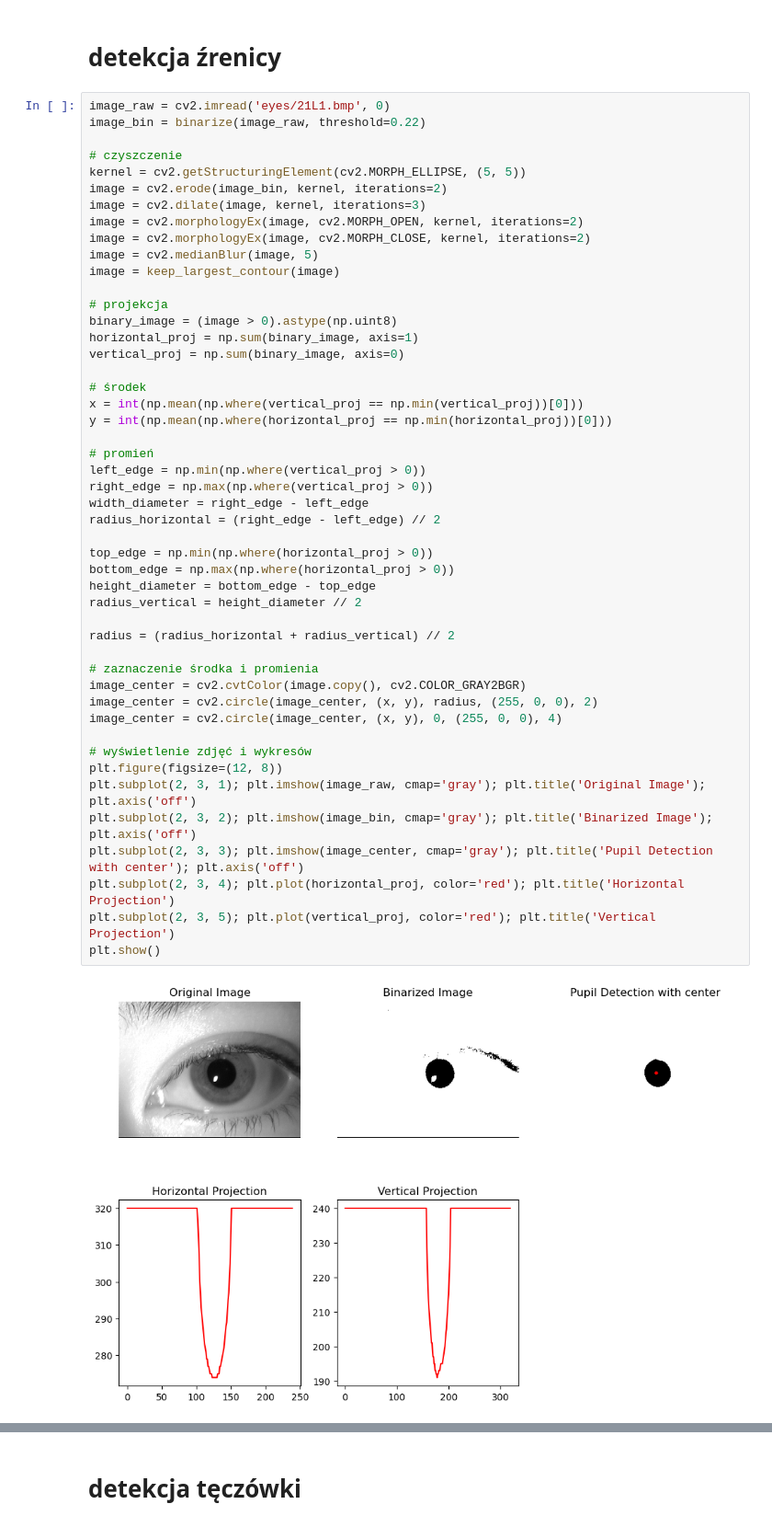
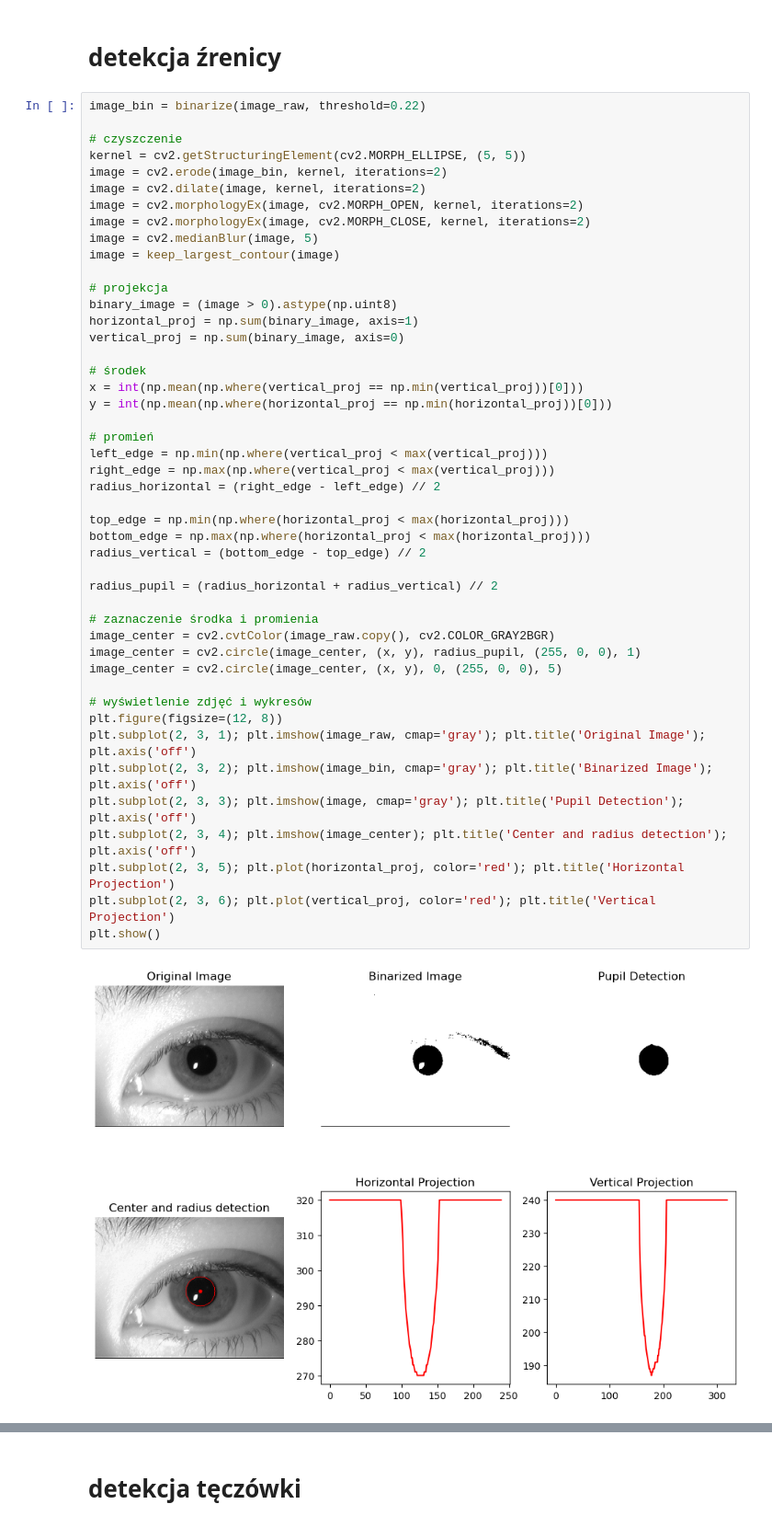
Before and after one commit to DeptuchMateusz/Biometria2, a Jupyter notebook: main.ipynb, the cells around one changed output, grey strips where cells are left out. Shown: that part at 92% size. Saved outputs shown, nothing was run; the diff lists cells and outputs as text.

```diff
--- a/main.ipynb
+++ b/main.ipynb
@@ -11,52 +24,50 @@ import matplotlib.pyplot as plt
 # %% [markdown]
 # detekcja źrenicy
 # %%
-image_raw = cv2.imread('eyes/21L1.bmp', 0)
 image_bin = binarize(image_raw, threshold=0.22)
 
 # czyszczenie
 kernel = cv2.getStructuringElement(cv2.MORPH_ELLIPSE, (5, 5))
 image = cv2.erode(image_bin, kernel, iterations=2)
-image = cv2.dilate(image, kernel, iterations=3)
+image = cv2.dilate(image, kernel, iterations=2)
 image = cv2.morphologyEx(image, cv2.MORPH_OPEN, kernel, iterations=2)
 image = cv2.morphologyEx(image, cv2.MORPH_CLOSE, kernel, iterations=2)
 image = cv2.medianBlur(image, 5)
 image = keep_largest_contour(image)
 
 # projekcja
 binary_image = (image > 0).astype(np.uint8)
 horizontal_proj = np.sum(binary_image, axis=1)
 vertical_proj = np.sum(binary_image, axis=0)
 
 # środek
 x = int(np.mean(np.where(vertical_proj == np.min(vertical_proj))[0]))
 y = int(np.mean(np.where(horizontal_proj == np.min(horizontal_proj))[0]))
 
 # promień
-left_edge = np.min(np.where(vertical_proj > 0))
-right_edge = np.max(np.where(vertical_proj > 0))
-width_diameter = right_edge - left_edge
+left_edge = np.min(np.where(vertical_proj < max(vertical_proj)))
+right_edge = np.max(np.where(vertical_proj < max(vertical_proj)))
 radius_horizontal = (right_edge - left_edge) // 2
 
-top_edge = np.min(np.where(horizontal_proj > 0))
-bottom_edge = np.max(np.where(horizontal_proj > 0))
-height_diameter = bottom_edge - top_edge
-radius_vertical = height_diameter // 2
+top_edge = np.min(np.where(horizontal_proj < max(horizontal_proj)))
+bottom_edge = np.max(np.where(horizontal_proj < max(horizontal_proj)))
+radius_vertical = (bottom_edge - top_edge) // 2
 
-radius = (radius_horizontal + radius_vertical) // 2
+radius_pupil = (radius_horizontal + radius_vertical) // 2
 
 # zaznaczenie środka i promienia
-image_center = cv2.cvtColor(image.copy(), cv2.COLOR_GRAY2BGR)
-image_center = cv2.circle(image_center, (x, y), radius, (255, 0, 0), 2)
-image_center = cv2.circle(image_center, (x, y), 0, (255, 0, 0), 4)
+image_center = cv2.cvtColor(image_raw.copy(), cv2.COLOR_GRAY2BGR)
+image_center = cv2.circle(image_center, (x, y), radius_pupil, (255, 0, 0), 1)
+image_center = cv2.circle(image_center, (x, y), 0, (255, 0, 0), 5)
 
 # wyświetlenie zdjęć i wykresów
 plt.figure(figsize=(12, 8))
 plt.subplot(2, 3, 1); plt.imshow(image_raw, cmap='gray'); plt.title('Original Image'); plt.axis('off')
 plt.subplot(2, 3, 2); plt.imshow(image_bin, cmap='gray'); plt.title('Binarized Image'); plt.axis('off')
-plt.subplot(2, 3, 3); plt.imshow(image_center, cmap='gray'); plt.title('Pupil Detection with center'); plt.axis('off')
-plt.subplot(2, 3, 4); plt.plot(horizontal_proj, color='red'); plt.title('Horizontal Projection')
-plt.subplot(2, 3, 5); plt.plot(vertical_proj, color='red'); plt.title('Vertical Projection')
+plt.subplot(2, 3, 3); plt.imshow(image, cmap='gray'); plt.title('Pupil Detection'); plt.axis('off')
+plt.subplot(2, 3, 4); plt.imshow(image_center); plt.title('Center and radius detection'); plt.axis('off')
+plt.subplot(2, 3, 5); plt.plot(horizontal_proj, color='red'); plt.title('Horizontal Projection')
+plt.subplot(2, 3, 6); plt.plot(vertical_proj, color='red'); plt.title('Vertical Projection')
 plt.show()
 # %% [output]
-[figure, old version]
+[figure, new version]
```
Also changed, not shown: parts of 6 cells of this notebook.
